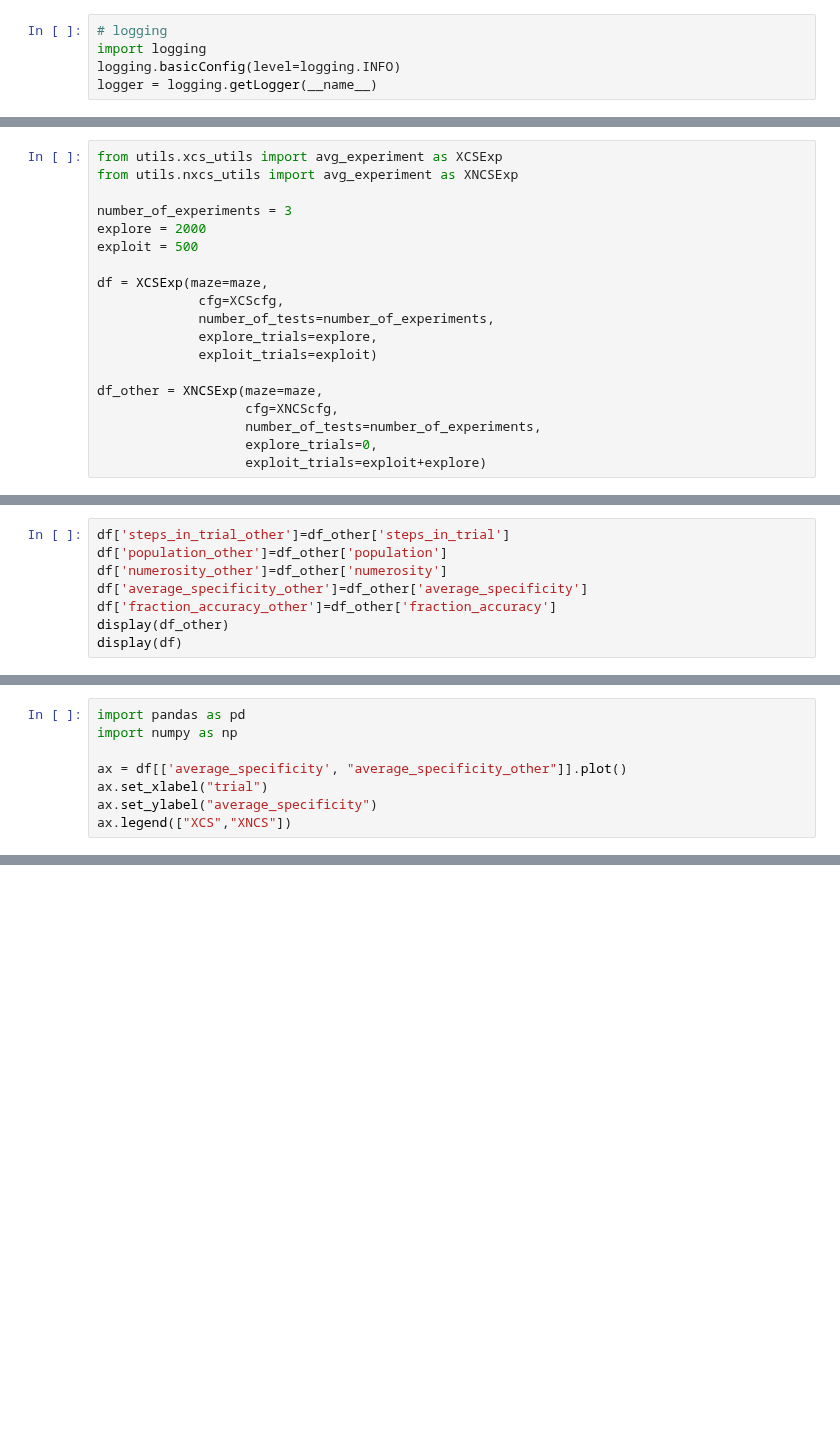
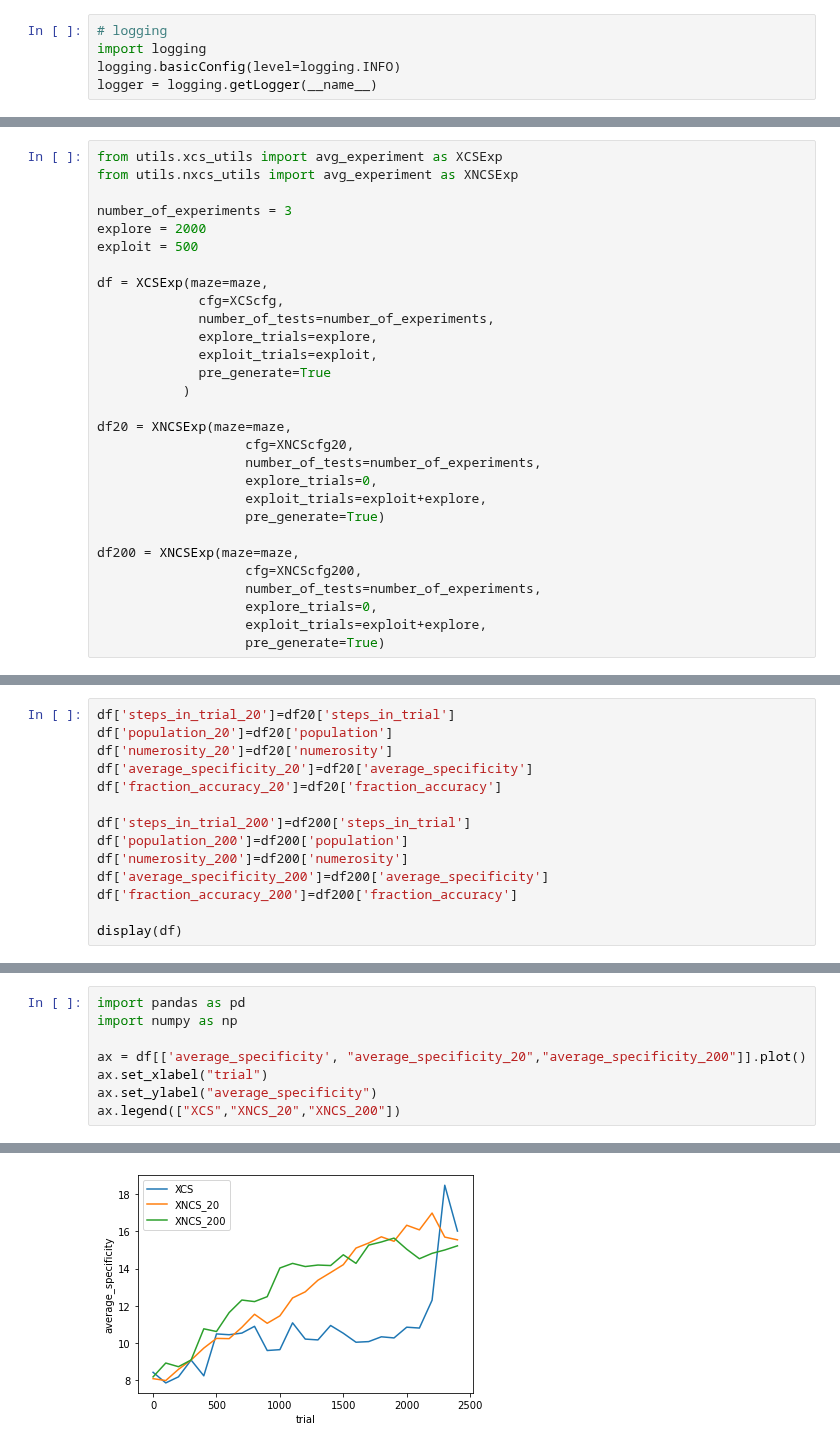
Before and after one commit to ParrotPrediction/pyalcs-experiments, a Jupyter notebook: XCS_Experiments/XCS_XNCS_Woods1.ipynb, the cells around one changed output, grey strips where cells are left out. Cells and saved outputs as stored; diff of their text form; blank space fills up the shorter version.

Commit message:
Further tests

```diff
--- a/XCS_Experiments/XCS_XNCS_Woods1.ipynb
+++ b/XCS_Experiments/XCS_XNCS_Woods1.ipynb
@@ -77,11 +96,21 @@ df = XCSExp(maze=maze,
              cfg=XCScfg,
              number_of_tests=number_of_experiments,
              explore_trials=explore,
-             exploit_trials=exploit)
+             exploit_trials=exploit,
+             pre_generate=True
+           )
 
-df_other = XNCSExp(maze=maze,
-                   cfg=XNCScfg,
+df20 = XNCSExp(maze=maze,
+                   cfg=XNCScfg20,
                    number_of_tests=number_of_experiments,
                    explore_trials=0,
-                   exploit_trials=exploit+explore)
+                   exploit_trials=exploit+explore,
+                   pre_generate=True)
+
+df200 = XNCSExp(maze=maze,
+                   cfg=XNCScfg200,
+                   number_of_tests=number_of_experiments,
+                   explore_trials=0,
+                   exploit_trials=exploit+explore,
+                   pre_generate=True)
 # %% [output]
@@ -132,8 +214,14 @@ Executing 2 experiment
-# %%
-df['steps_in_trial_other']=df_other['steps_in_trial']
-df['population_other']=df_other['population']
-df['numerosity_other']=df_other['numerosity']
-df['average_specificity_other']=df_other['average_specificity']
-df['fraction_accuracy_other']=df_other['fraction_accuracy']
-display(df_other)
-display(df)
+# %%
+df['steps_in_trial_20']=df20['steps_in_trial']
+df['population_20']=df20['population']
+df['numerosity_20']=df20['numerosity']
+df['average_specificity_20']=df20['average_specificity']
+df['fraction_accuracy_20']=df20['fraction_accuracy']
+
+df['steps_in_trial_200']=df200['steps_in_trial']
+df['population_200']=df200['population']
+df['numerosity_200']=df200['numerosity']
+df['average_specificity_200']=df200['average_specificity']
+df['fraction_accuracy_200']=df200['fraction_accuracy']
+
+display(df)
@@ -141,7 +248,8 @@ display(df)
 import pandas as pd
 import numpy as np
 
-ax = df[['average_specificity', "average_specificity_other"]].plot()
+ax = df[['average_specificity', "average_specificity_20","average_specificity_200"]].plot()
 ax.set_xlabel("trial")
 ax.set_ylabel("average_specificity")
-ax.legend(["XCS","XNCS"])
+ax.legend(["XCS","XNCS_20","XNCS_200"])
+# %% [output]
@@ -148 +257,2 @@ ax.legend(["XCS","XNCS"])
+[figure, added]
 # %%
```
Also changed, not shown: parts of 10 cells of this notebook, 3 other files.
